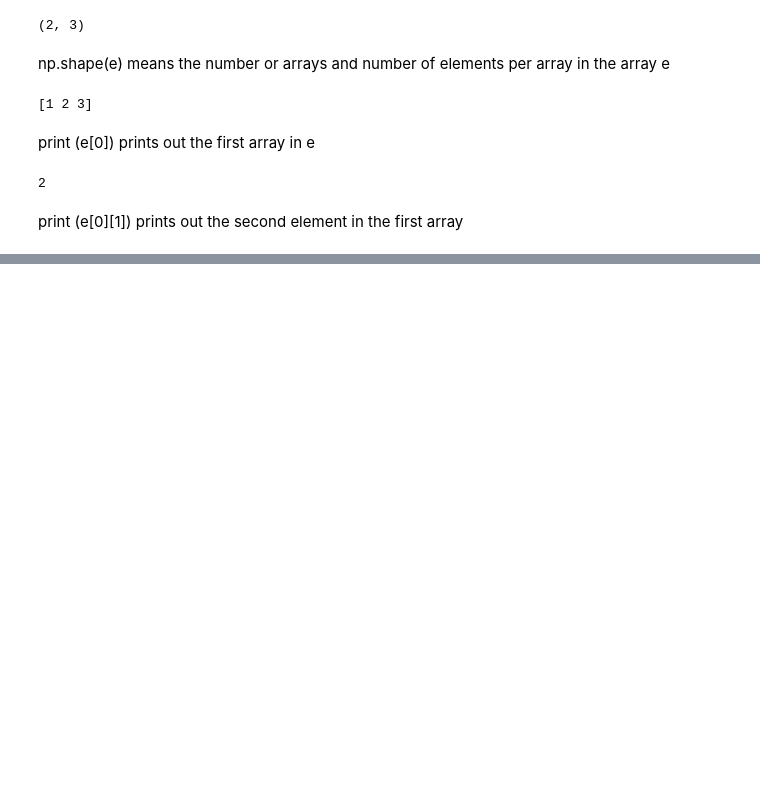
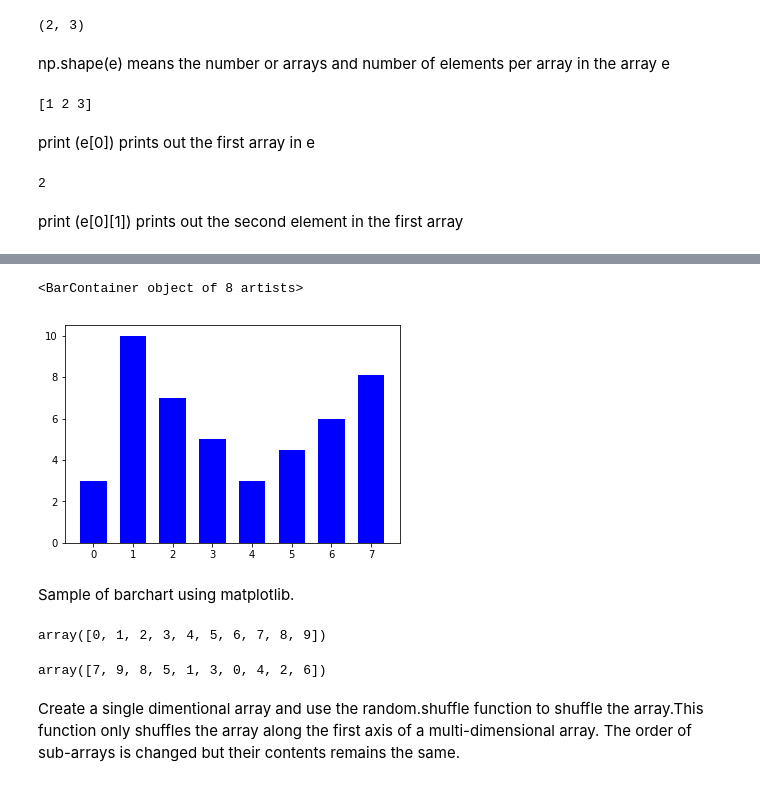
Before and after one commit to sarahCarroll/emerg-tech-assign, a Jupyter notebook: NumPy Random.ipynb, the cells around one changed output, grey strips where cells are left out. Cells and saved outputs as stored; diff of their text form; code cells hidden in the pictures; blank space fills up the shorter version.

Commit message:
matplotlib added

```diff
--- a/NumPy Random.ipynb
+++ b/NumPy Random.ipynb
@@ -78,0 +146,23 @@ np.random.randn(3,5) prints out a random multidimentional array with array size
+# %%
+y = [3, 10, 7, 5, 3, 4.5, 6, 8.1]
+N = len(y)
+x = range(N)
+width = 1/1.5
+plt.bar(x, y, width, color="blue")
+# %% [output]
+<BarContainer object of 8 artists>
+[figure, added]
+# %% [markdown]
+Sample of barchart using matplotlib.
+# %%
+arr = np.arange(10)
+arr
+# %% [output]
+array([0, 1, 2, 3, 4, 5, 6, 7, 8, 9])
+# %%
+np.random.shuffle(arr)
+arr
+# %% [output]
+array([7, 9, 8, 5, 1, 3, 0, 4, 2, 6])
+# %% [markdown]
+Create a single dimentional array and use the random.shuffle function to shuffle the array.This function only shuffles the array along the first axis of a multi-dimensional array. The order of sub-arrays is changed but their contents remains the same.
```
Also changed, not shown: parts of 18 cells of this notebook.
